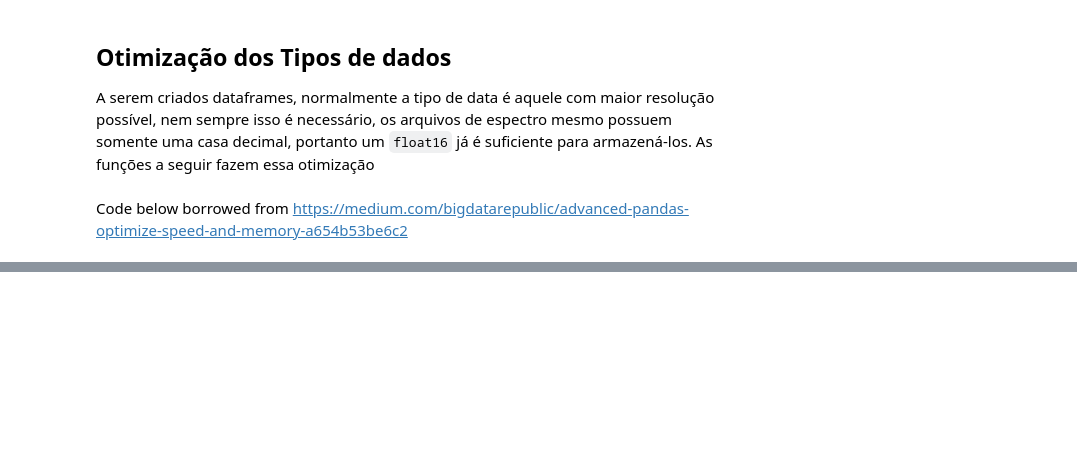
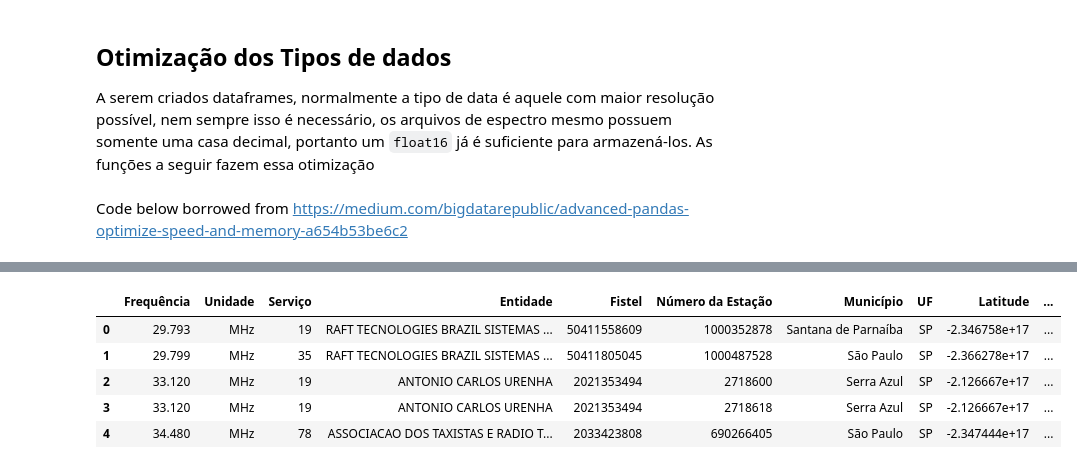
Before and after one commit to ronaldokun/anateldb, a Jupyter notebook: queries.ipynb, the cells around one changed output, grey strips where cells are left out. Drawn from its saved outputs; the diff is of its cells as text; code cells hidden in the pictures; blank space fills up the shorter version.

```diff
--- a/queries.ipynb
+++ b/queries.ipynb
@@ -587,0 +631,2 @@ def update_mosaico(pasta):
+# %%
+stel = pd.read_excel(f'{path}/stel2.xlsx', header=None, engine='openpyxl')
@@ -587,0 +671,9 @@ def update_mosaico(pasta):
+# %%
+stel.head()
+# %% [output]
+|  | Frequência | Unidade | Serviço | Entidade | Fistel | Número da Estação | Município | UF | Latitude | ... |
+| 0 | 29.793 | MHz | 19 | RAFT TECNOLOGIES BRAZIL SISTEMAS ... | 50411558609 | 1000352878 | Santana de Parnaíba | SP | -2.346758e+17 | ... |
+| 1 | 29.799 | MHz | 35 | RAFT TECNOLOGIES BRAZIL SISTEMAS ... | 50411805045 | 1000487528 | São Paulo | SP | -2.366278e+17 | ... |
+| 2 | 33.120 | MHz | 19 | ANTONIO CARLOS URENHA | 2021353494 | 2718600 | Serra Azul | SP | -2.126667e+17 | ... |
+| 3 | 33.120 | MHz | 19 | ANTONIO CARLOS URENHA | 2021353494 | 2718618 | Serra Azul | SP | -2.126667e+17 | ... |
+| 4 | 34.480 | MHz | 78 | ASSOCIACAO DOS TAXISTAS E RADIO T... | 2033423808 | 690266405 | São Paulo | SP | -2.347444e+17 | ... |
```
Also changed, not shown: parts of 34 cells of this notebook, 4 other files.
